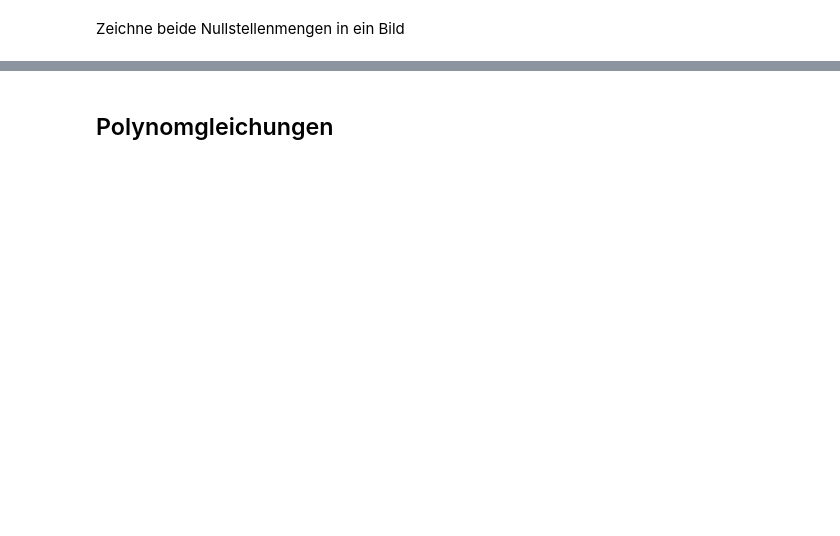
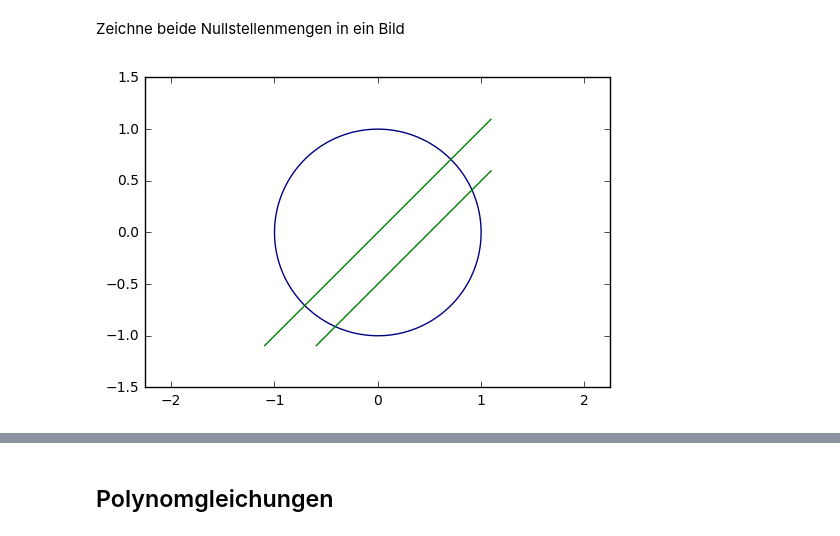
Before and after one commit to Ruediger-Braun/compana16, a Jupyter notebook: Lektion05.ipynb, the cells around one changed output, grey strips where cells are left out. Drawn from its saved outputs; the diff is of its cells as text; code cells hidden in the pictures; blank space fills up the shorter version.

```diff
--- a/Lektion05.ipynb
+++ b/Lektion05.ipynb
@@ -30,10 +32,12 @@ f2n = lambdify((x,y), f2)
 # %%
 xn = np.linspace(-1.1, 1.1)
 yn = xn
 X, Y = np.meshgrid(xn, yn)
 plt.contour(X, Y, f1n(X, Y), [1])
-plt.contour(X, Y, f2n(X, Y), [0], colors='green')
+plt.contour(X, Y, f2n(X, Y), [0, .5], colors='green')
 plt.axis('equal');
+# %% [output]
+[figure, added]
 # %%
 h = (x**2+y**2)**2 + 3*x**2*y - y**3
 h
```
Also changed, not shown: parts of 35 cells of this notebook.
